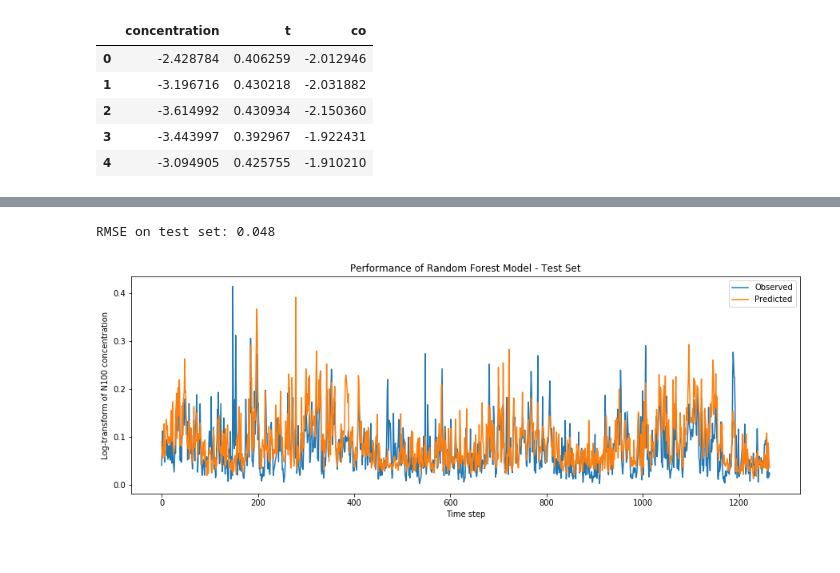
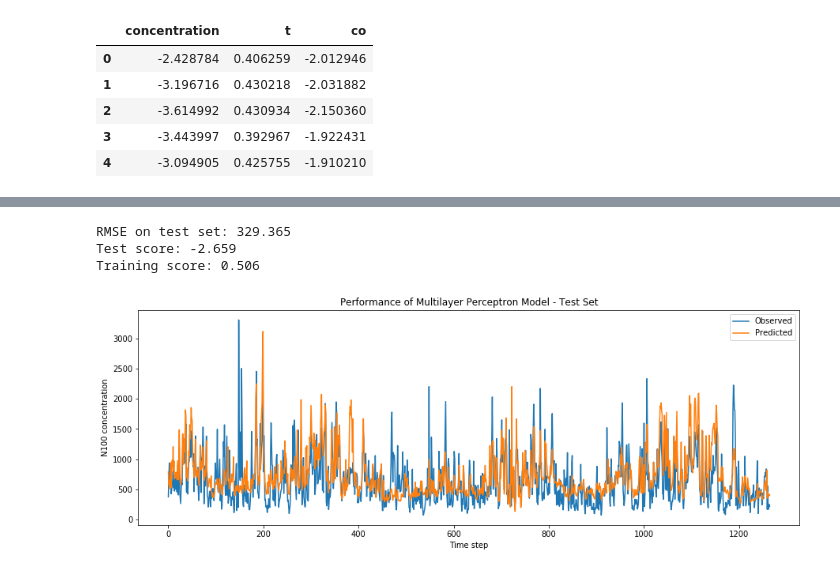
Before and after one commit to ellarauth/aerosol-modeling, a Jupyter notebook: notebooks/explore.ipynb, the cells around one changed output, grey strips where cells are left out. Drawn from its saved outputs; the diff is of its cells as text; code cells hidden in the pictures.

```diff
--- a/notebooks/explore.ipynb
+++ b/notebooks/explore.ipynb
@@ -407,19 +346,13 @@ RMSE on test set: 0.046
-# %%
-# Random Forest
-model = RandomForestRegressor(n_estimators=15).fit(X_train, y_train)
-predictions = model.predict(X_test)
-predictions = np.exp(predictions)
-
-error = np.sqrt(mean_squared_error(y_test, predictions))
-print('RMSE on test set: %.3f' % error)
-
-plt.figure(figsize=(15,5))
-plt.title('Performance of Random Forest Model - Test Set')
-plt.plot(np.array(y_test), label='Observed')
-plt.plot(predictions, label='Predicted')
-plt.legend()
-plt.xlabel('Time step')
-plt.ylabel('Log-transform of N100 concentration');
-# %% [output]
-RMSE on test set: 0.048
-[figure, removed]
+# %%
+# Multilayer Perceptron
+model = MLPRegressor(early_stopping=True).fit(X_train, y_train)
+predictions = model.predict(X_test)
+predictions = rev_trans(predictions)
+
+eval_model(predictions, model)
+plot_results('Multilayer Perceptron', predictions)
+# %% [output]
+RMSE on test set: 329.365
+Test score: -2.659
+Training score: 0.506
+[figure, added]
```
Also changed, not shown: parts of 31 cells of this notebook.
